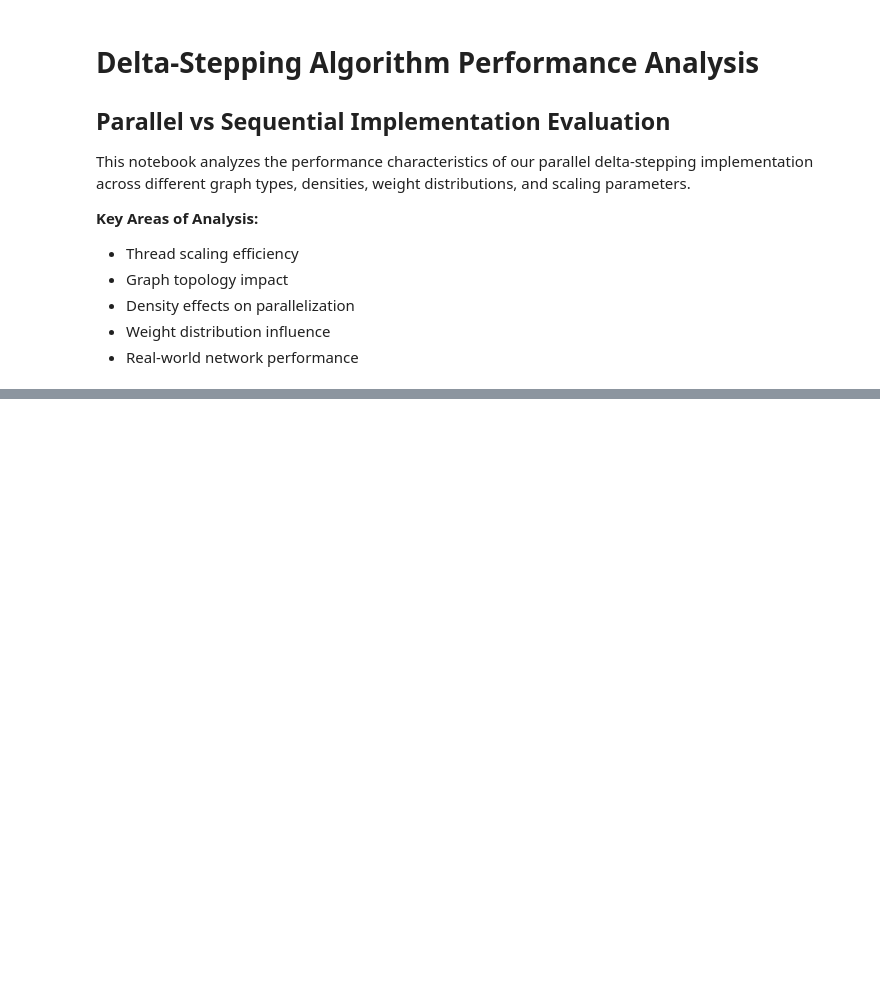
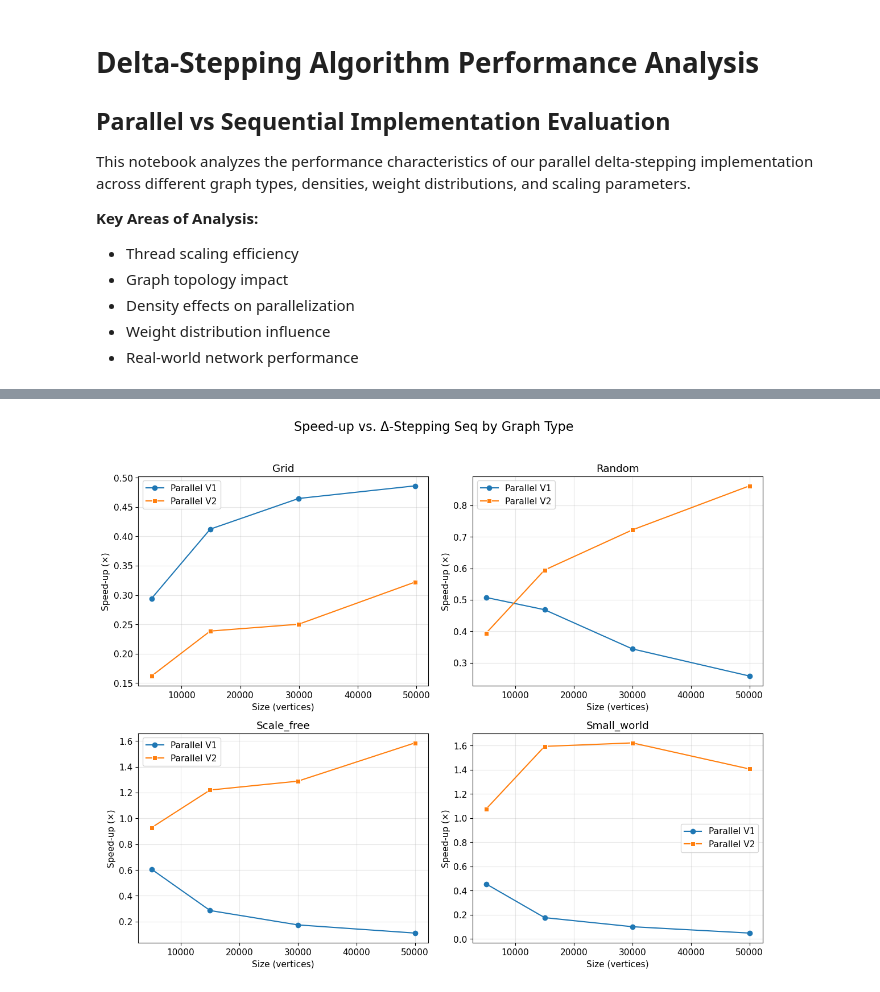
Before and after one commit to dansuissa/CSE305-Project, a Jupyter notebook: parallels_performance_benchmark.ipynb, the cells around one changed output, grey strips where cells are left out. Cells and saved outputs as stored; diff of their text form; code cells hidden in the pictures; blank space fills up the shorter version.

```diff
--- a/parallels_performance_benchmark.ipynb
+++ b/parallels_performance_benchmark.ipynb
@@ -589,0 +51,32 @@ Parallel v1 overall success rate: 41.3%
+# %%
+fig, axes = plt.subplots(2, 2, figsize=(12, 10))
+axes = axes.ravel()
+
+sns.set_palette("tab10")
+graph_types = sorted(graph_type_df['graph_type'].unique())
+
+for ax, gtype in zip(axes, graph_types):
+    sub = graph_type_df[graph_type_df['graph_type'] == gtype].sort_values('size')
+
+    ax.plot(
+        sub['size'], sub['par_v1_speedup'],
+        marker='o', linestyle='-', color='C0', label='Parallel V1'
+    )
+
+    sns.lineplot(
+        x='size', y='par_v2_speedup',
+        data=sub, marker='s', linestyle='-', color='C1', label='Parallel V2',
+        ax=ax
+    )
+
+    ax.set_title(f"{gtype.capitalize()}")
+    ax.set_xlabel("Size (vertices)")
+    ax.set_ylabel("Speed-up (×)")
+    ax.legend()
+
+fig.suptitle("Speed-up vs. Δ-Stepping Seq by Graph Type", fontsize=16)
+plt.tight_layout(rect=[0, 0, 1, 0.96])
+plt.savefig("graph_comparison_plot.png")
+plt.show()
+# %% [output]
+[figure, added]
```
Also changed, not shown: parts of 31 cells of this notebook, 21 other files.
